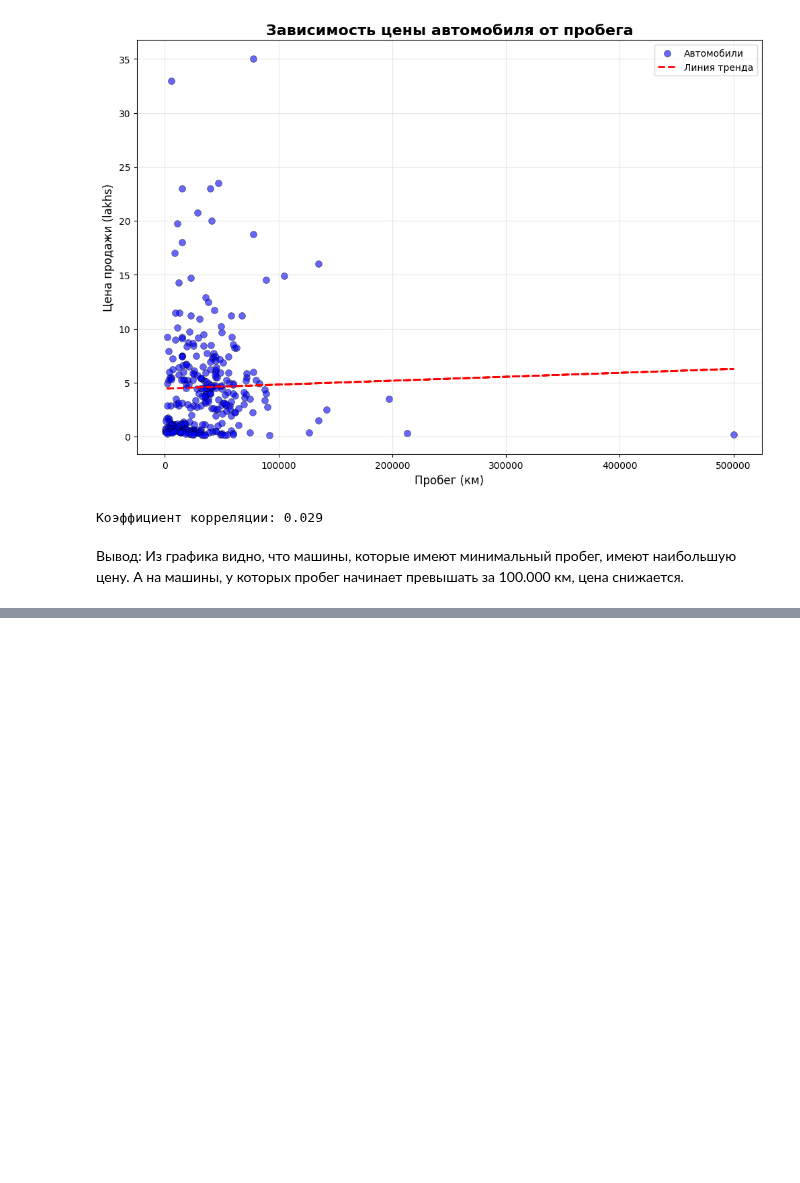
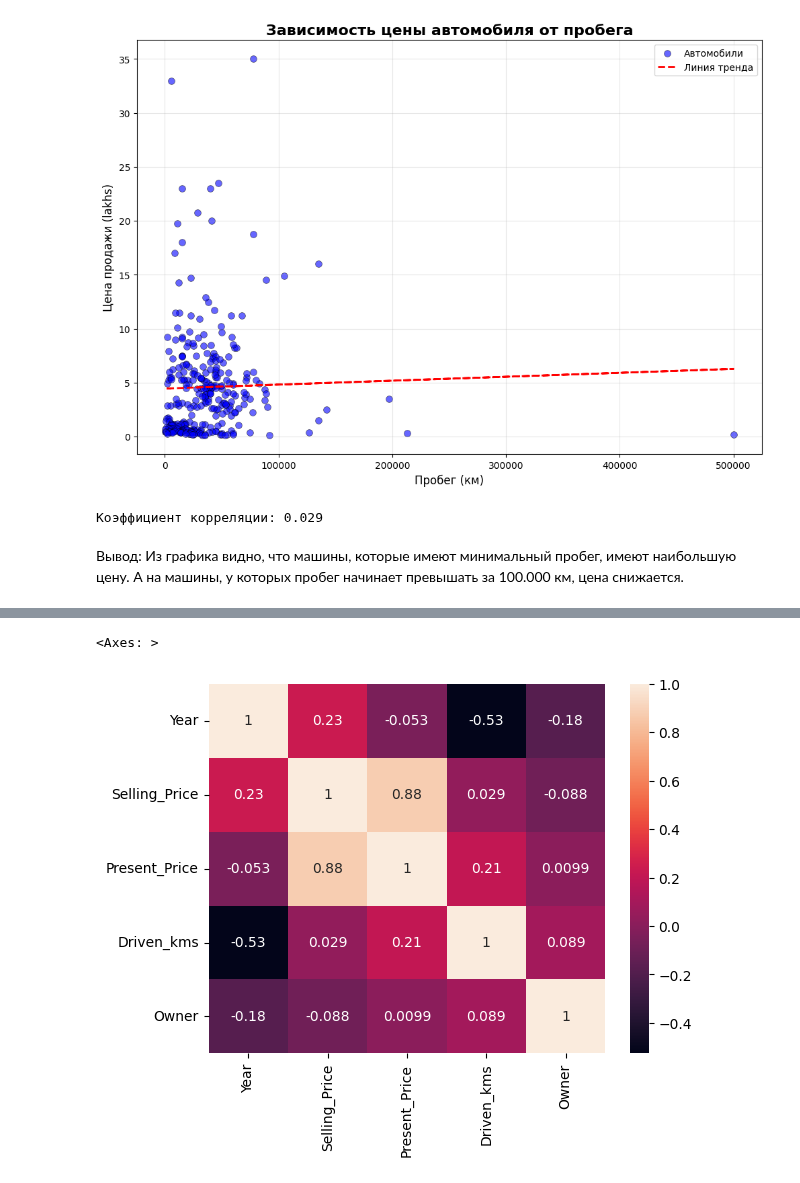
Before and after one commit to MarinaFeDv/mf_project, a Jupyter notebook: eda/eda.ipynb, the cells around one changed output, grey strips where cells are left out. Saved outputs shown, nothing was run; the diff lists cells and outputs as text; code cells hidden in the pictures; blank space fills up the shorter version.

```diff
--- a/eda/eda.ipynb
+++ b/eda/eda.ipynb
@@ -357,0 +363,6 @@ print(f"Коэффициент корреляции: {correlation:.3f}")
+# %%
+feature_correlation = df[num_features].corr()
+sns.heatmap(feature_correlation, annot=True)
+# %% [output]
+<Axes: >
+[figure, added]
```
Also changed, not shown: parts of 1 cell of this notebook.
